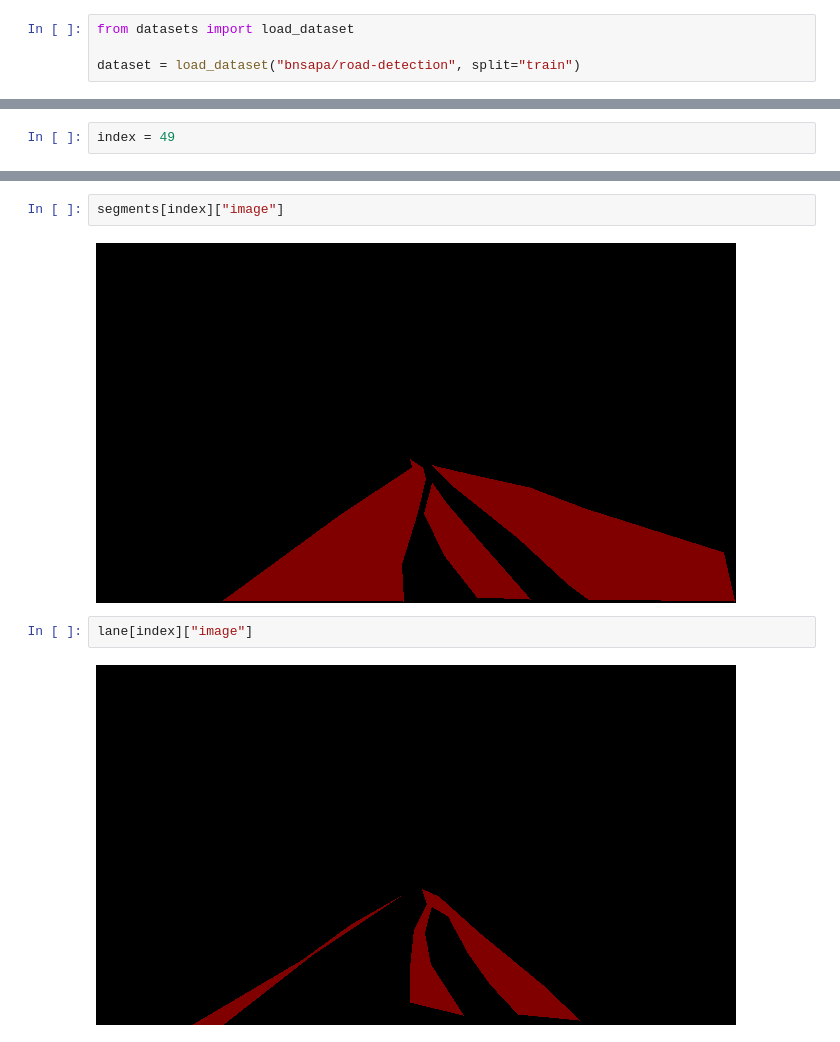
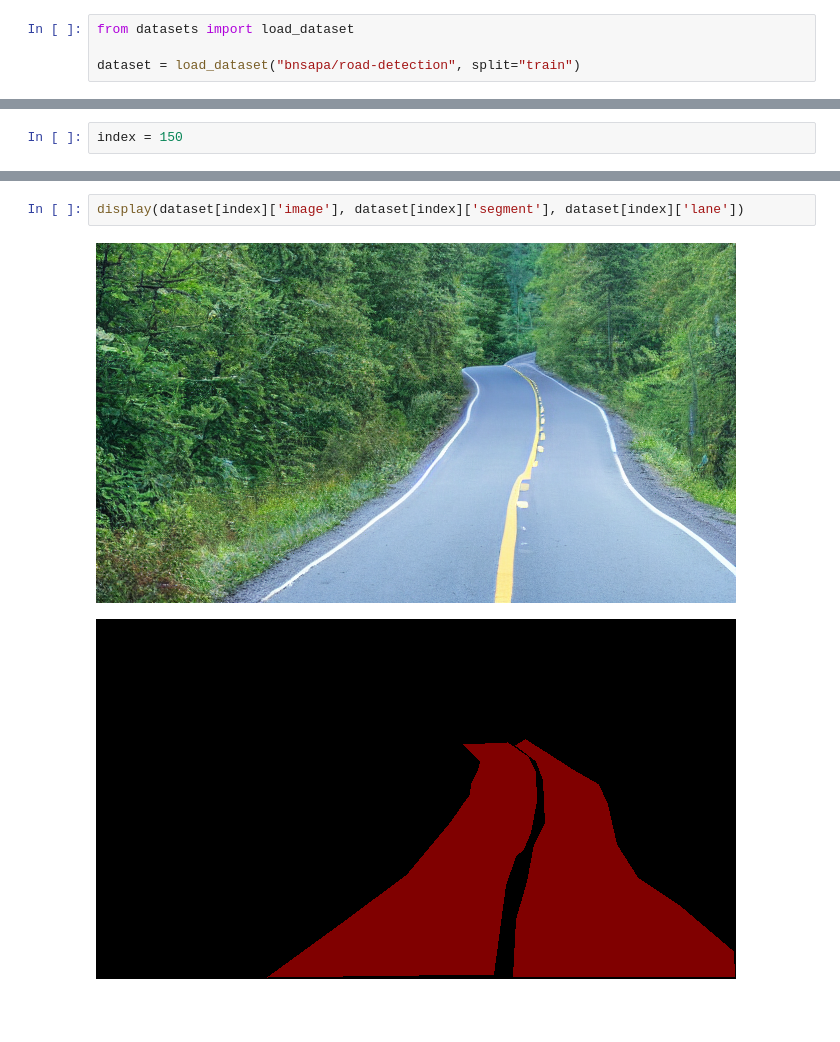
Before and after one commit to balnarendrasapa/road-detection, a Jupyter notebook: datasets/Huggingface_dataset_tutorial.ipynb, the cells around one changed output, grey strips where cells are left out. Cells and saved outputs as stored; diff of their text form; blank space fills up the shorter version.

```diff
--- a/datasets/Huggingface_dataset_tutorial.ipynb
+++ b/datasets/Huggingface_dataset_tutorial.ipynb
@@ -38,2 +34,2 @@ Dataset({
 # %%
-index = 49
+index = 150
@@ -44,8 +36,5 @@ images[index]["image"]
-# %%
-segments[index]["image"]
-# %% [output]
-[figure, removed]
-# %%
-lane[index]["image"]
-# %% [output]
-[figure, removed]
+# %%
+display(dataset[index]['image'], dataset[index]['segment'], dataset[index]['lane'])
+# %% [output]
+[figure, added]
+[figure, added]
```
Also changed, not shown: parts of 6 cells of this notebook.
